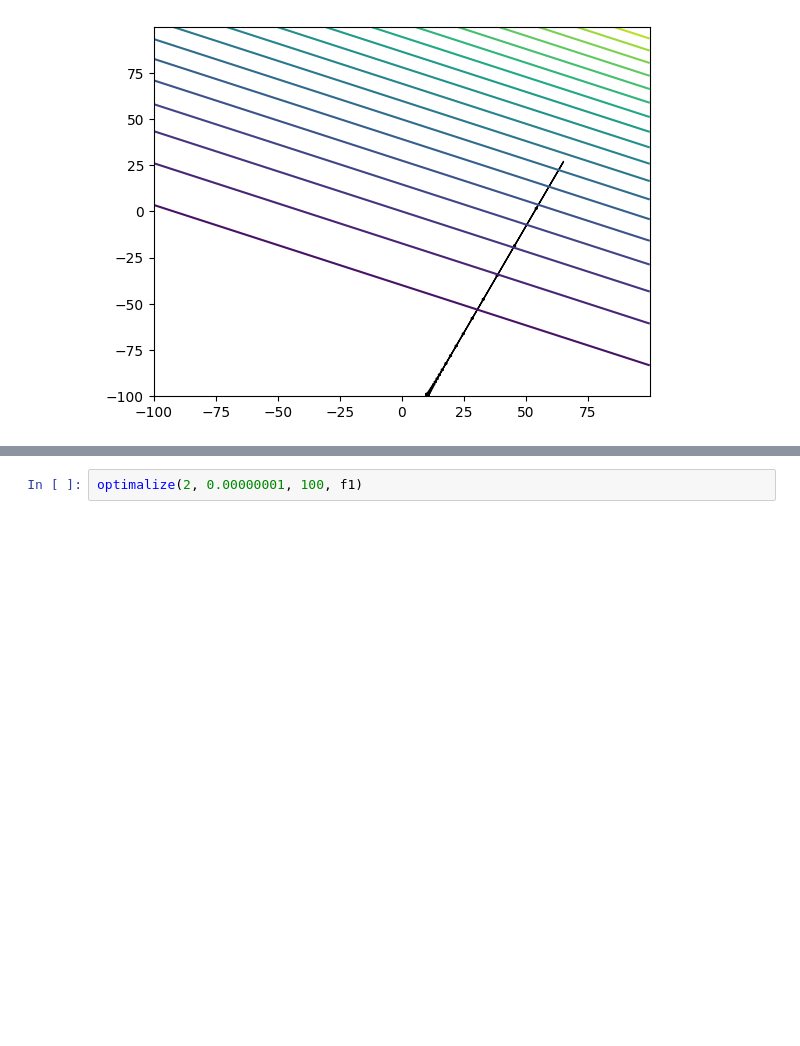
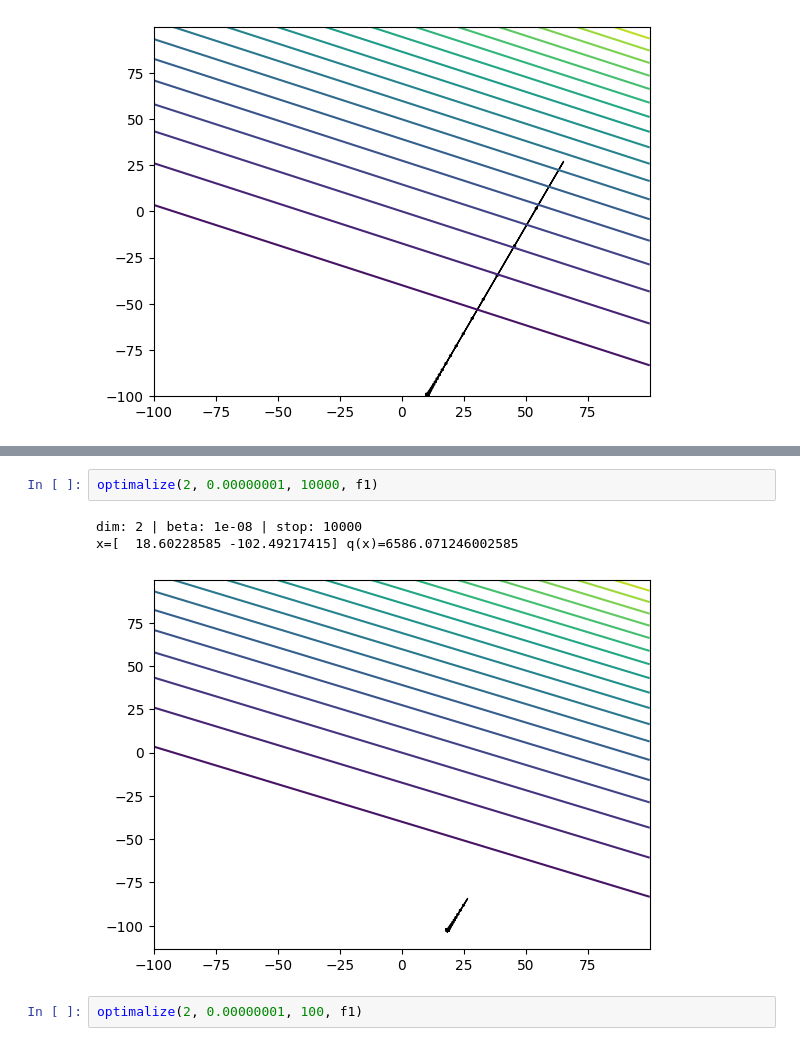
Before and after one commit to Roszczyk/WSI_cwiczenia, a Jupyter notebook: Cw1/Jupyter-CEC.ipynb, the cells around one changed output, grey strips where cells are left out. Drawn from its saved outputs; the diff is of its cells as text; blank space fills up the shorter version.

```diff
--- a/Cw1/Jupyter-CEC.ipynb
+++ b/Cw1/Jupyter-CEC.ipynb
@@ -44,3 +50,9 @@ x=[ 10.51780494 -98.98358979] q(x)=5244.209839645799
+# %%
+optimalize(2, 0.00000001, 10000, f1)
+# %% [output]
+dim: 2 | beta: 1e-08 | stop: 10000
+x=[  18.60228585 -102.49217415] q(x)=6586.071246002585
+[figure, added]
 # %%
 optimalize(2, 0.00000001, 100, f1)
 # %% [output]
```
Also changed, not shown: parts of 1 cell of this notebook, 1 other file.
